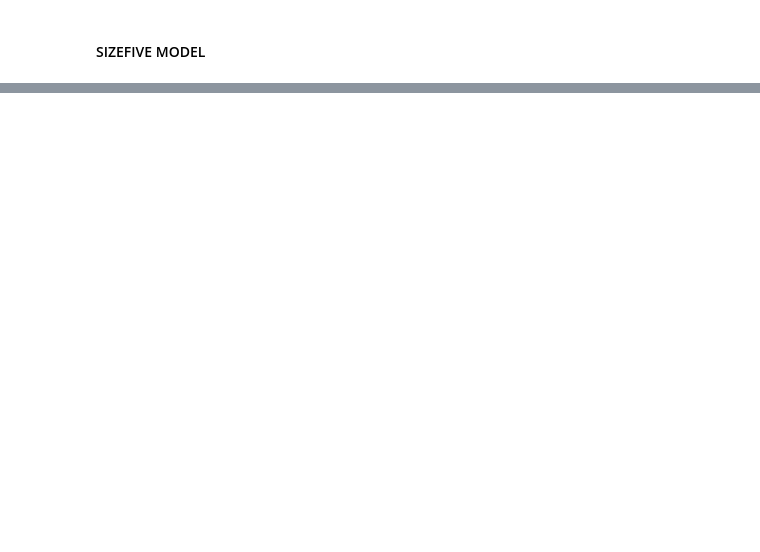
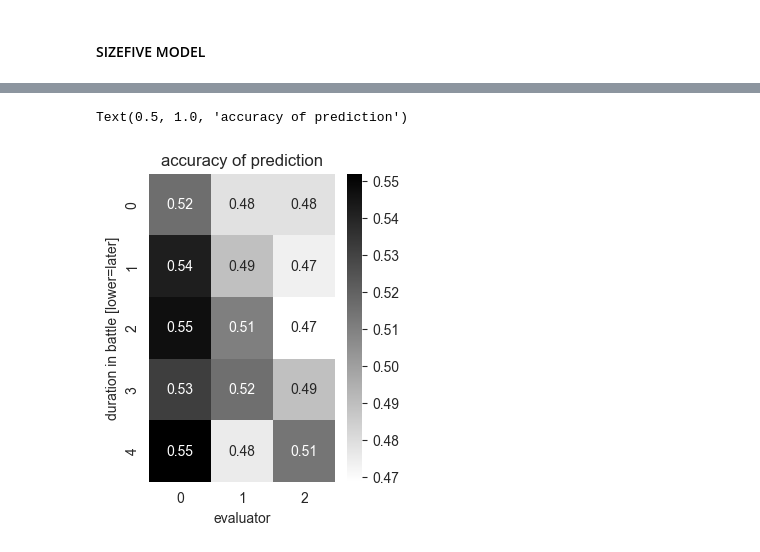
Before and after one commit to AnujxYadav/Pokemon-Classifier-ML-Project, a Jupyter notebook: battlerater.ipynb, the cells around one changed output, grey strips where cells are left out. Saved outputs shown, nothing was run; the diff lists cells and outputs as text; code cells hidden in the pictures; blank space fills up the shorter version.

```diff
--- a/battlerater.ipynb
+++ b/battlerater.ipynb
@@ -256,0 +410,6 @@ f1 score: 0.6965229485396384
+# %%
+evaluators = [[], [], [], []]
+for i in range(4):
+  evaluators[i].append(Evaluator(models[i], tei[i], tel[i]))
+  evaluators[i].append(Evaluator(model_RF[i], tei[i], tel[i], True))
+  evaluators[i].append(Evaluator(model_xgboost[i], tei[i], tel[i], True))
@@ -256,0 +460,41 @@ f1 score: 0.6965229485396384
+# %%
+with open('datasets/clean/next_tests.txt') as fl:
+  next_tests = [x.rstrip('\n') for x in fl.readlines()][:200]
+# %%
+buckets_small = [[{'preds': [], 'weights':[]} for i in range(3)] for _ in range(5)]
+boards_small = [[], [], [], []]
+for battle in next_tests:
+  test_data = pd.read_csv(f'datasets/clean/logs/{battle}', sep='\t')
+  if test_data.shape[0] < 5: continue
+  size = min(10, test_data.shape[0])
+  measurements = evaluate(test_data.iloc[:size])
+  winner = test_data['p1_winner'][0]
+  for i in range(4, size):
+    bucket = min(int((i - 4) / (size - 4) * 5), 5)
+    preds = measurements[i-4]['preds']
+    preds = [int(pred == winner) for pred in preds]
+    weights = measurements[i-4]['weights']
+    weights = [(pred*2-1) * weight for pred, weight in zip(preds, weights)]
+
+    for j in range(3):
+      buckets_small[bucket][j]['preds'].append(preds[j])
+      buckets_small[bucket][j]['weights'].append(weights[j])
+# %%
+for bucket in buckets_small:
+  for i in range(4):
+    boards_small[i].append([])
+  for evaluator in bucket:
+    boards_small[0][-1].append(np.average(evaluator['preds']))
+    boards_small[1][-1].append(np.average([x for x in evaluator['weights'] if x > 0]))
+    boards_small[2][-1].append(np.average([x for x in evaluator['weights'] if x < 0]))
+    boards_small[3][-1].append(np.average([abs(x) for x in evaluator['weights']]))
+# %%
+plt.figure(figsize=(3, 4))
+plt.grid(False)
+sns.heatmap(boards_small[0], cmap='binary', annot=True)
+plt.xlabel('evaluator')
+plt.ylabel('duration in battle [lower=later]')
+plt.title('accuracy of prediction')
+# %% [output]
+Text(0.5, 1.0, 'accuracy of prediction')
+[figure, added]
```
Also changed, not shown: parts of 23 cells of this notebook, 6 other files.
